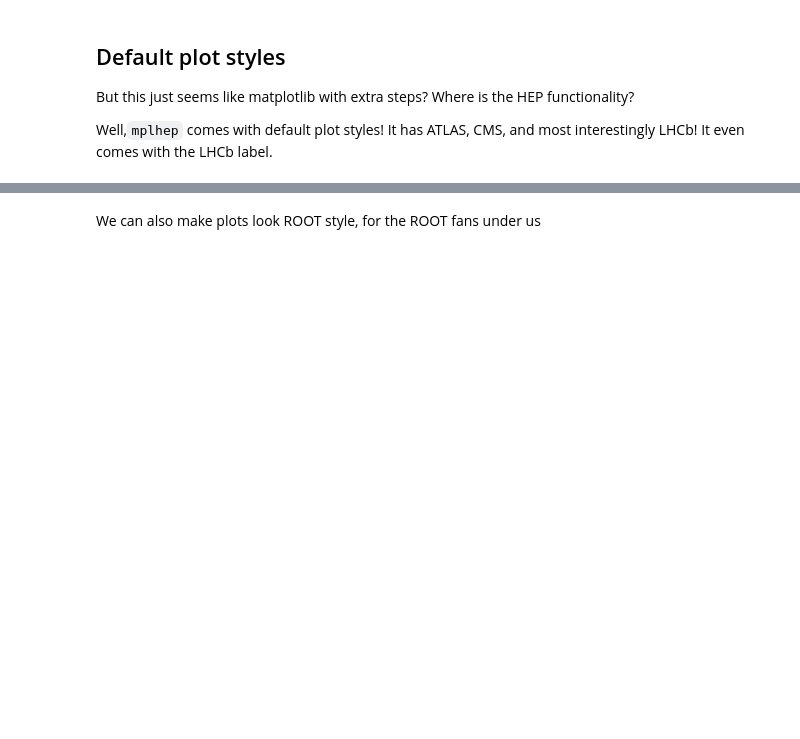
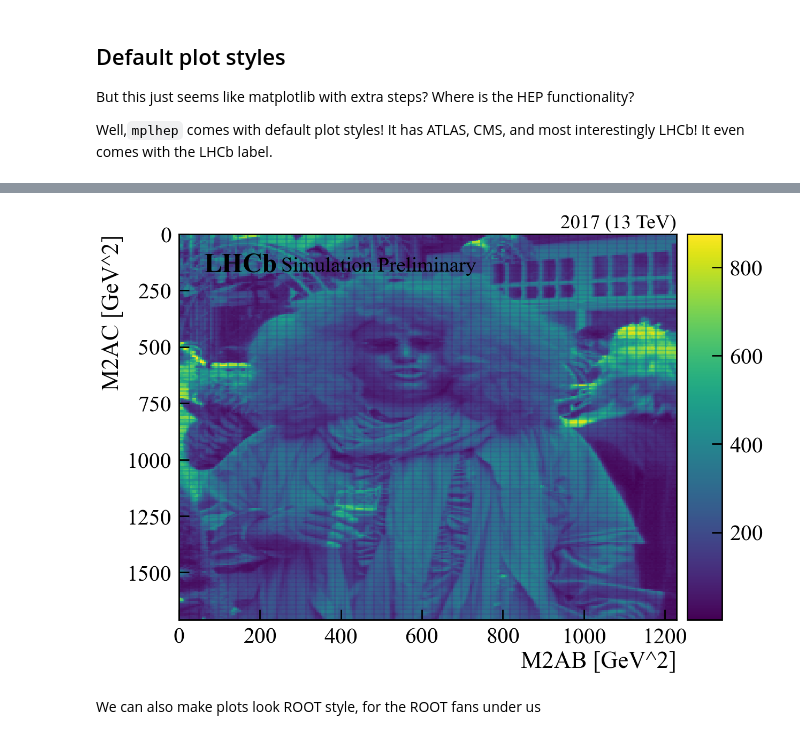
Before and after one commit to lexgr/bfys-binder-pyhep, a Jupyter notebook: notebook.ipynb, the cells around one changed output, grey strips where cells are left out. Drawn from its saved outputs; the diff is of its cells as text; code cells hidden in the pictures; blank space fills up the shorter version.

```diff
--- a/notebook.ipynb
+++ b/notebook.ipynb
@@ -423,8 +754,11 @@ hep.lhcb.label?
 # %%
 hep.hist2dplot(H, xedges, yedges)
 hep.lhcb.label() # default to 2017 simulation=True
-plt.xlabel("M2AB [GeV]")
-plt.ylabel("M2AC [GeV]")
+plt.xlabel("M2AB [GeV^2]")
+plt.ylabel("M2AC [GeV^2]")
+plt.gca().invert_yaxis()
+# %% [output]
+[figure, added]
 # %% [markdown]
 We can also make plots look ROOT style, for the ROOT fans under us
 # %%
```
Also changed, not shown: parts of 96 cells of this notebook.
